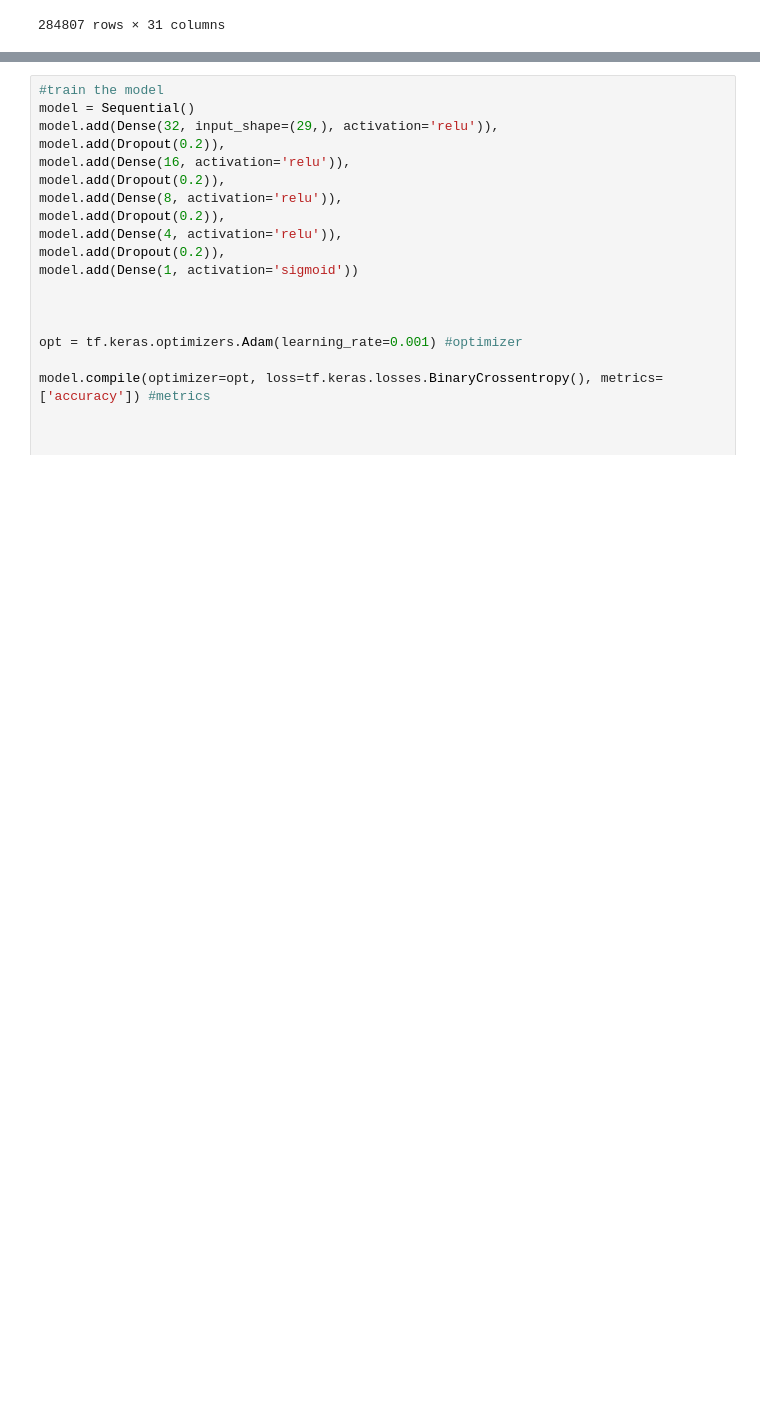
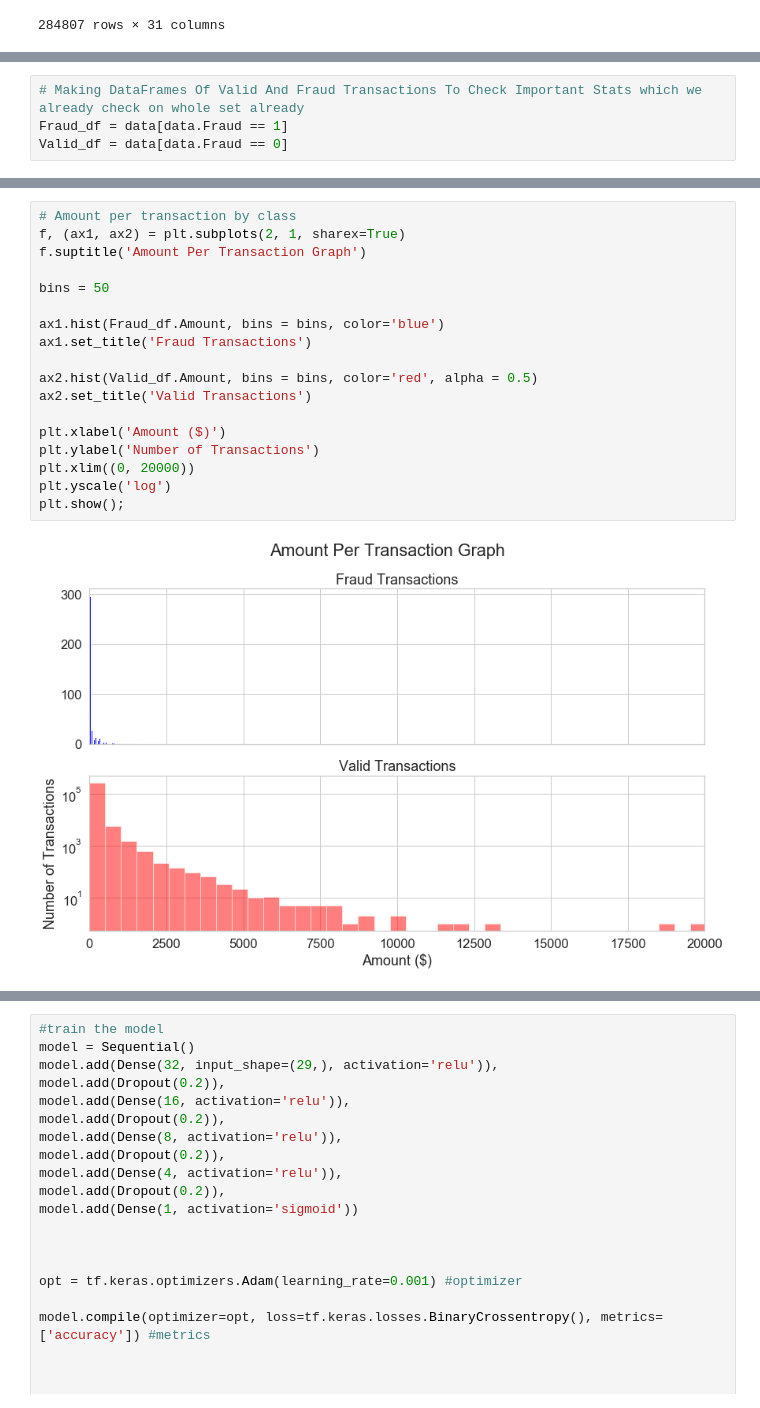
Before and after one commit to tauqueerdanish/DL-Assignments, a Jupyter notebook: Credit_Card_Fraud.ipynb, the cells around one changed output, grey strips where cells are left out. Saved outputs shown, nothing was run; the diff lists cells and outputs as text; blank space fills up the shorter version.

```diff
--- a/Credit_Card_Fraud.ipynb
+++ b/Credit_Card_Fraud.ipynb
@@ -46,0 +172,4 @@ dtype: int64
+# %%
+# Making DataFrames Of Valid And Fraud Transactions To Check Important Stats which we already check on whole set already
+Fraud_df = data[data.Fraud == 1]
+Valid_df = data[data.Fraud == 0]
@@ -46,0 +202,20 @@ dtype: int64
+# %%
+# Amount per transaction by class
+f, (ax1, ax2) = plt.subplots(2, 1, sharex=True)
+f.suptitle('Amount Per Transaction Graph')
+
+bins = 50
+
+ax1.hist(Fraud_df.Amount, bins = bins, color='blue')
+ax1.set_title('Fraud Transactions')
+
+ax2.hist(Valid_df.Amount, bins = bins, color='red', alpha = 0.5)
+ax2.set_title('Valid Transactions')
+
+plt.xlabel('Amount ($)')
+plt.ylabel('Number of Transactions')
+plt.xlim((0, 20000))
+plt.yscale('log')
+plt.show();
+# %% [output]
+[figure, added]
```
Also changed, not shown: parts of 28 cells of this notebook, 1 other file.
